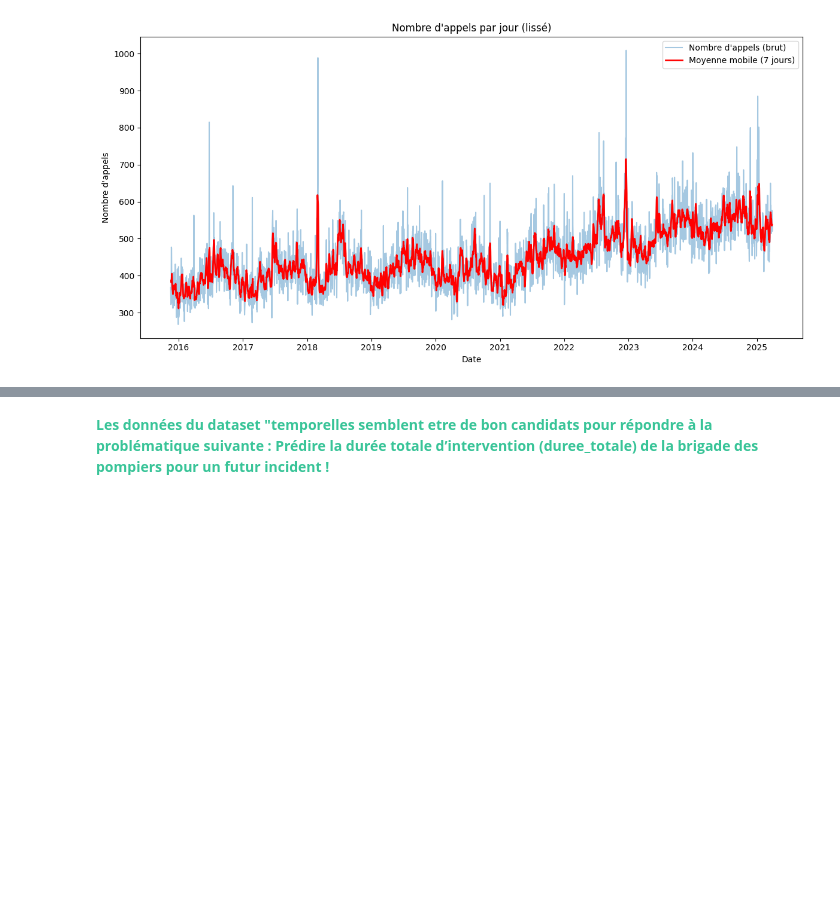
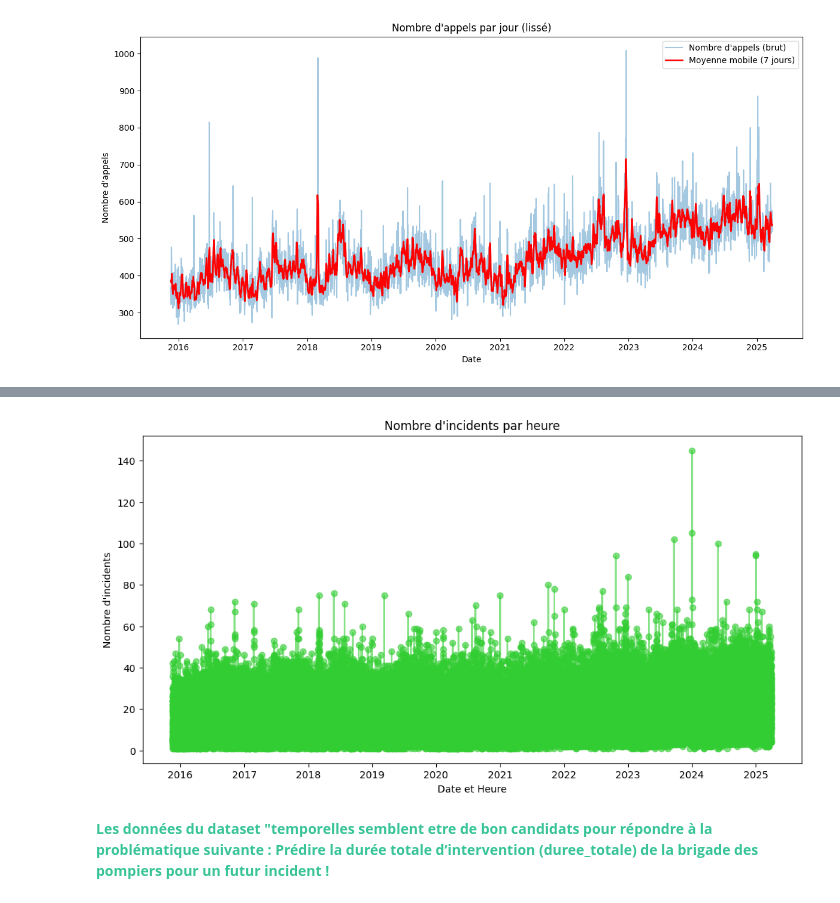
Before and after one commit to Massilia23/london-fire-response, a Jupyter notebook: notebooks/data-exploration.ipynb, the cells around one changed output, grey strips where cells are left out. Drawn from its saved outputs; the diff is of its cells as text; code cells hidden in the pictures; blank space fills up the shorter version.

```diff
--- a/notebooks/data-exploration.ipynb
+++ b/notebooks/data-exploration.ipynb
@@ -652,10 +696,17 @@ print(target_series.head())
 # %%
-# Extraire la date heure — pour une granularité par heure dans la journée
+# Extraire la date heure — pour une granularité par heure dans la journée du nombre d'incidents
 df['date_heure'] = df['DateAndTimeMobilised'].dt.floor('H')
 
 # Calculer le nombre d'incidents par heure
-target_series = df.groupby('date_heure').size().reset_index(name='nb_appels')
+target_series = df.groupby('date_heure').size().reset_index(name='nb_incidents')
 
-# 'nb_appels' est la variable cible à prédire
+# 'nb_incidents' est la variable cible à prédire
 print(target_series.head())
+# Visualisation du nombre d'incidents par heure
+plt.figure(figsize=(12,6))
+plt.plot(target_series['date_heure'], target_series['nb_incidents'], marker='o', color='limegreen', linestyle='-', alpha=0.6)
+plt.title('Nombre d\'incidents par heure')
+plt.xlabel('Date et Heure')
+plt.ylabel('Nombre d\'incidents')
+plt.show()
 # %% [output]
@@ -668,2 +719,3 @@ print(target_series.head())
+[figure, added]
 # %% [markdown]
 <span style="color:#39c498; font-size:1em; font-weight:bold;"> Les données du dataset "temporelles semblent etre de bon candidats pour répondre à la problématique suivante : Prédire la durée totale d’intervention (duree_totale) de la brigade des pompiers pour un futur incident ! </span>
```
Also changed, not shown: parts of 6 cells of this notebook.
